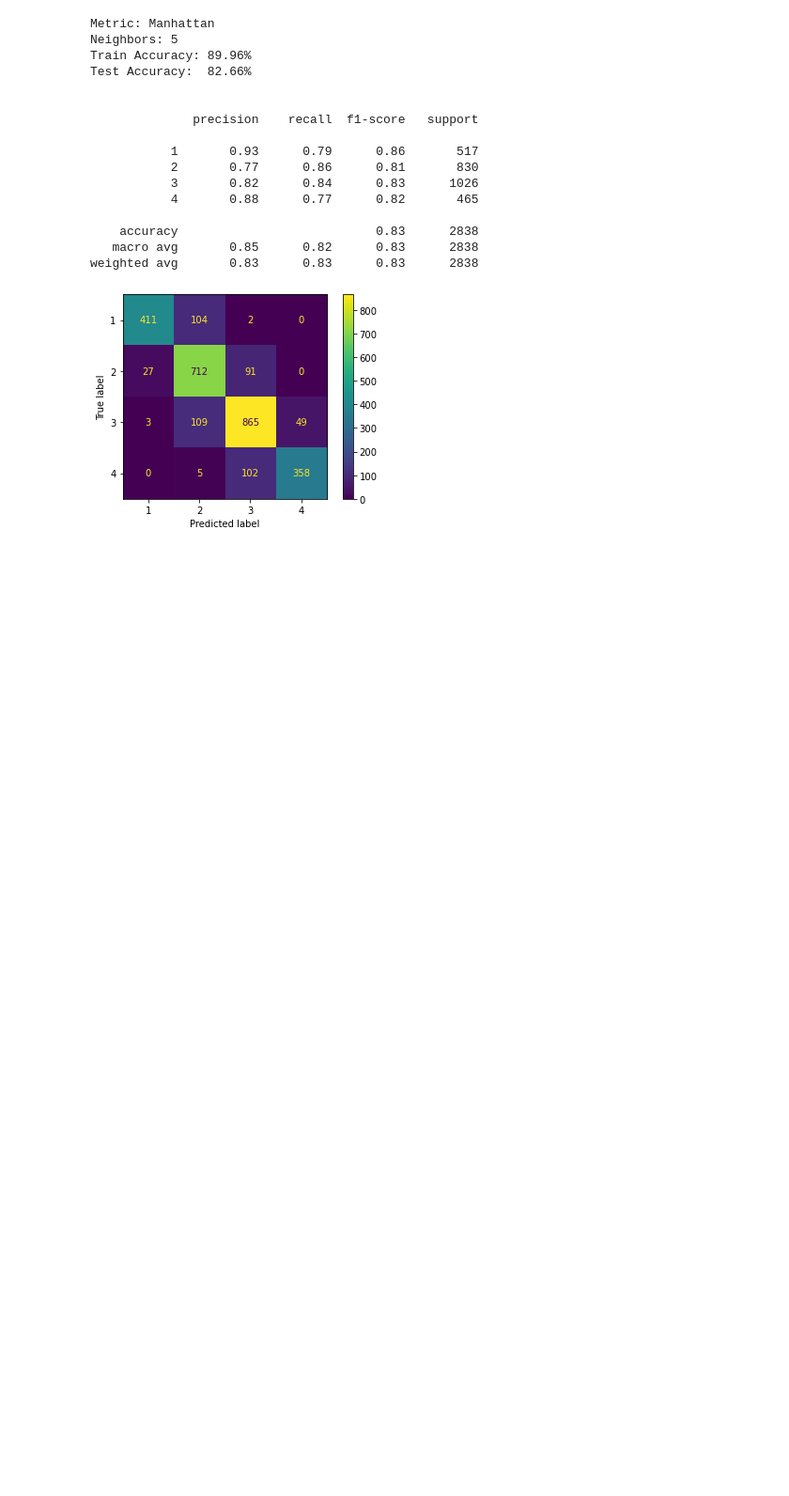
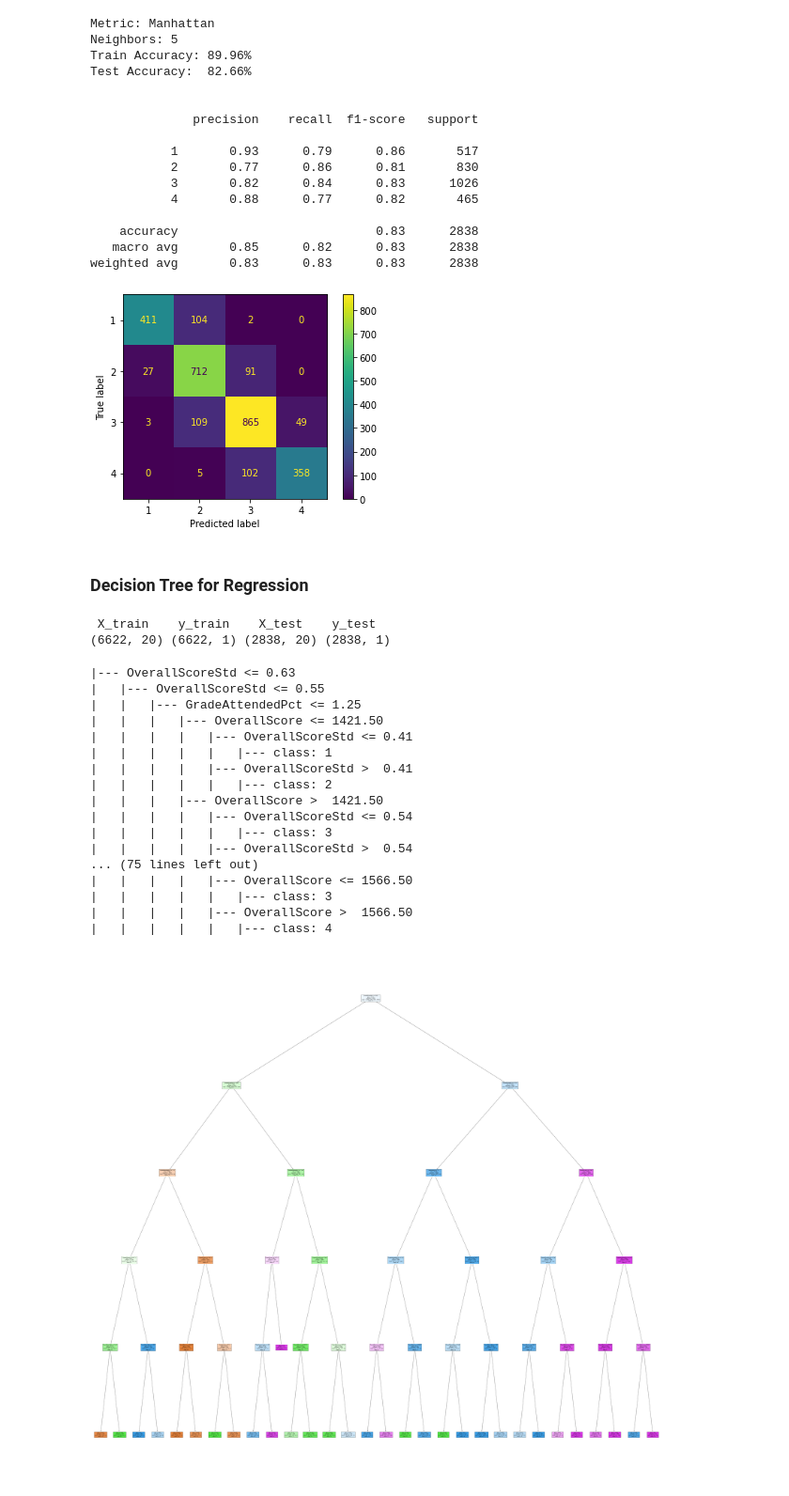
Before and after one commit to Oscar-Gil-Data/ADS-599B, a Jupyter notebook: Code Library Folder/Modeling(OG).ipynb, the cells around one changed output. Shown at 94% size. Drawn from its saved outputs; the diff is of its cells as text; code cells hidden in the pictures; blank space fills up the shorter version.

Commit message:
Decision Tree Classifier

```diff
--- a/Code Library Folder/Modeling(OG).ipynb
+++ b/Code Library Folder/Modeling(OG).ipynb
@@ -422,3 +424,49 @@ Test Accuracy:  82.66%
    macro avg       0.85      0.82      0.83      2838
 weighted avg       0.83      0.83      0.83      2838
 [figure]
+# %% [markdown]
+### Decision Tree for Regression
+# %%
+# Copy from main dataframe
+dt_df = df.copy()
+# %%
+X = dt_df.loc[ : , dt_df.columns != 'OverallLevel']
+y = dt_df[['OverallLevel']]
+
+X_train, X_test, y_train, y_test = train_test_split(X,y,random_state=700, test_size=0.30)
+print(" X_train    y_train    X_test    y_test")
+print(X_train.shape, y_train.shape, X_test.shape, y_test.shape)
+# %% [output]
+ X_train    y_train    X_test    y_test
+(6622, 20) (6622, 1) (2838, 20) (2838, 1)
+# %%
+dtc_clf = DecisionTreeClassifier(criterion="gini",max_depth=5).fit(X,y)
+fig = plt.figure(figsize=(85,80))
+
+print(tree.export_text(dtc_clf,feature_names=list(X)))
+
+tree.plot_tree(dtc_clf,
+               feature_names=list(X),
+               class_names='OverallLevel',
+               filled=True)
+
+plt.show()
+# %% [output]
+|--- OverallScoreStd <= 0.63
+|   |--- OverallScoreStd <= 0.55
+|   |   |--- GradeAttendedPct <= 1.25
+|   |   |   |--- OverallScore <= 1421.50
+|   |   |   |   |--- OverallScoreStd <= 0.41
+|   |   |   |   |   |--- class: 1
+|   |   |   |   |--- OverallScoreStd >  0.41
+|   |   |   |   |   |--- class: 2
+|   |   |   |--- OverallScore >  1421.50
+|   |   |   |   |--- OverallScoreStd <= 0.54
+|   |   |   |   |   |--- class: 3
+|   |   |   |   |--- OverallScoreStd >  0.54
+... (75 lines left out)
+|   |   |   |   |--- OverallScore <= 1566.50
+|   |   |   |   |   |--- class: 3
+|   |   |   |   |--- OverallScore >  1566.50
+|   |   |   |   |   |--- class: 4
+[figure, added]
```
Also changed, not shown: parts of 4 cells of this notebook.
